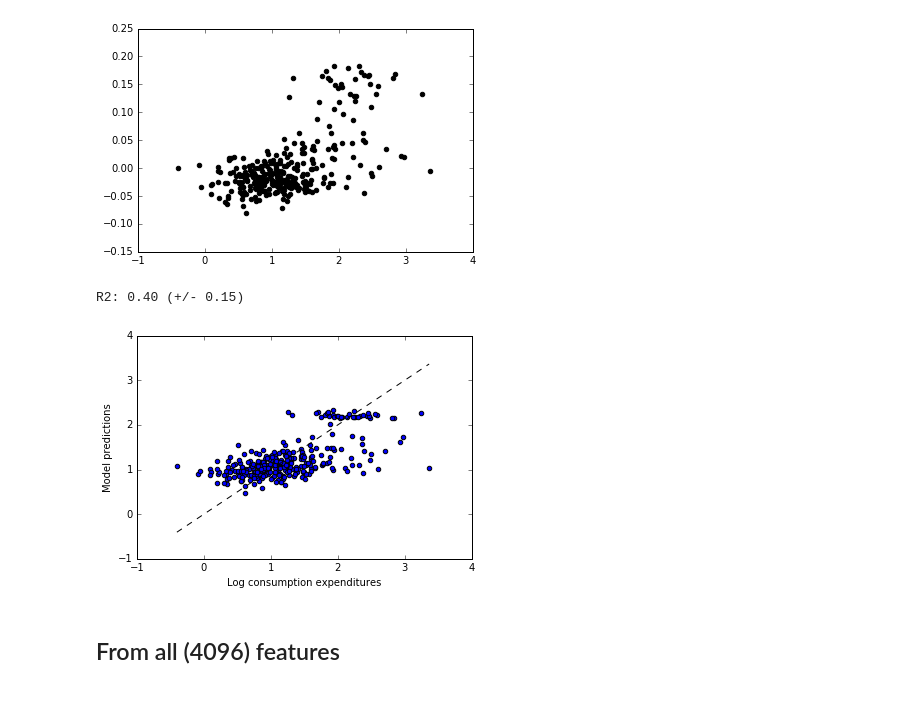
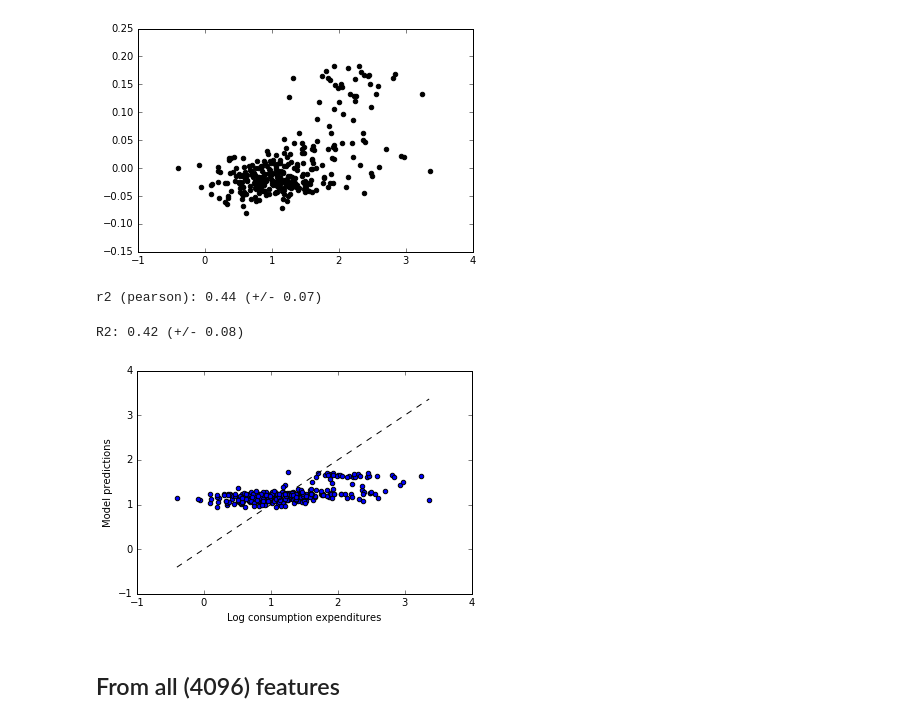
Before and after one commit to WFP-VAM/HRM, a Jupyter notebook: Notebooks/4. Predicting HH indicators with CNN features.ipynb, the cells around one changed output. Cells and saved outputs as stored; diff of their text form; code cells hidden in the pictures.

Commit message:
Using r2 (pearson) instead of R2

```diff
--- a/Notebooks/4. Predicting HH indicators with CNN features.ipynb
+++ b/Notebooks/4. Predicting HH indicators with CNN features.ipynb
@@ -85,2 +91,10 @@ pd.DataFrame(X).head()
+# %%
+def r2_pearson(ground_truth, predictions):
+    r2_pearson=stats.pearsonr(ground_truth, predictions)[0] ** 2
+    return r2_pearson
+r2_pearson = make_scorer(r2_pearson, greater_is_better=True)
+# %%
+#Inner cross-validation loop
+clf = GridSearchCV(estimator=model, param_grid=dict(alpha=alphas), cv=inner_cv, scoring=r2_pearson)
 # %% [markdown]
 ## From PCA Components
@@ -94,5 +103,3 @@ outer_cv = KFold(n_splits=5, shuffle=True)
-# %%
-clf = GridSearchCV(estimator=model, param_grid=dict(alpha=alphas), cv=inner_cv)
 # %%
 pca = PCA(n_components=10)
 # %%
@@ -114,20 +121,27 @@ for i in range(2):
 # %% [output]
 [figure]
 [figure]
+# %%
+# Outer Loop with r2 (Pearson)
+r2 = cross_val_score(clf, X, y, cv=outer_cv ,scoring=r2_pearson)
+print("r2 (pearson): %0.2f (+/- %0.2f)" % (r2.mean(), r2.std() * 2))
+# %% [output]
+r2 (pearson): 0.44 (+/- 0.07)
 # %%
-r2 = cross_val_score(clf, X2, y, cv=outer_cv,scoring='r2')
+# Outer Loop with R2
+r2 = cross_val_score(clf, X, y, cv=outer_cv ,scoring='r2')
 print("R2: %0.2f (+/- %0.2f)" % (r2.mean(), r2.std() * 2))
 # %% [output]
-R2: 0.40 (+/- 0.15)
+R2: 0.42 (+/- 0.08)
 # %%
-y_hat = cross_val_predict(clf, X2, y, cv=10)
+y_hat = cross_val_predict(clf, X2, y, cv=outer_cv)
 fig, ax = plt.subplots()
 ax.scatter(y, y_hat, edgecolors=(0, 0, 0))
 ax.plot([y.min(), y.max()], [y.min(), y.max()], 'k--')
 ax.set_xlabel('Log consumption expenditures')
 ax.set_ylabel('Model predictions')
 plt.show()
 # %% [output]
-[figure, old version]
+[figure, new version]
 # %% [markdown]
 ## From all (4096) features
```
Also changed, not shown: parts of 21 cells of this notebook.
